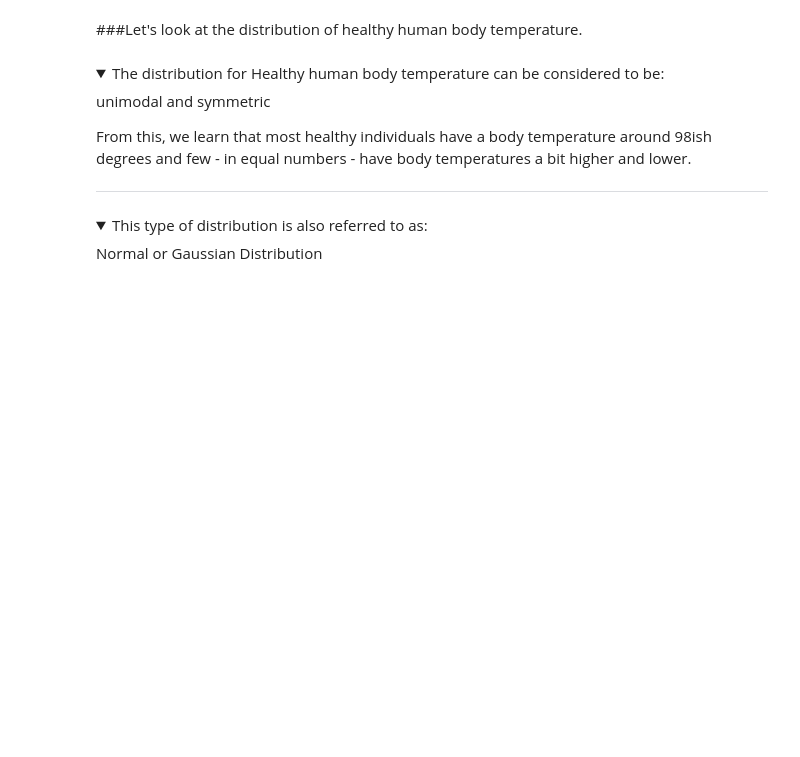
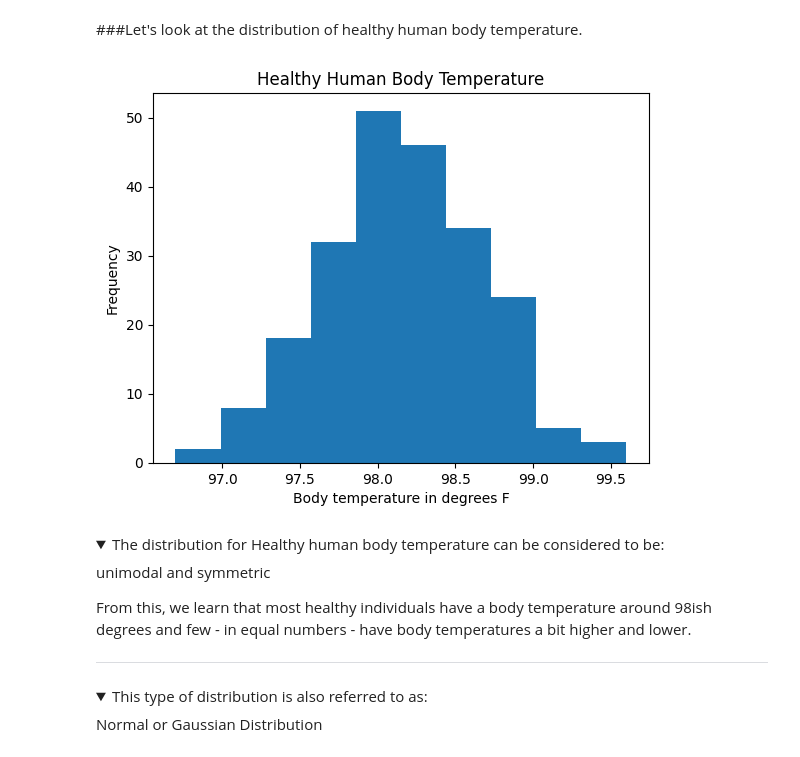
Before and after one commit to sikoh/DS-Data-Wrangling-and-Storytelling, a Jupyter notebook: Make-Explanatory-Visualizations/DS_MakeExplanatoryVisualizations_Lecture_Notes.ipynb, the cells around one changed output. Drawn from its saved outputs; the diff is of its cells as text; code cells hidden in the pictures; folded sections open; blank space fills up the shorter version.

```diff
--- a/Make-Explanatory-Visualizations/DS_MakeExplanatoryVisualizations_Lecture_Notes.ipynb
+++ b/Make-Explanatory-Visualizations/DS_MakeExplanatoryVisualizations_Lecture_Notes.ipynb
@@ -213,7 +213,7 @@ Source: Mackowiak, P. A., Wasserman, S. S., and Levine, M. M. (1992), "A Critica
 # %%
 
 # Load the Bodytemp dataset from its URL:
-Bodytemp = pd.read_csv('https://raw.githubusercontent.com/bloominstituteoftechnology/data-science-practice-datasets/main/unit_1/Bodytemp/Bodytemp.csv')
+temperatures = pd.read_csv('https://raw.githubusercontent.com/bloominstituteoftechnology/data-science-practice-datasets/main/unit_1/Bodytemp/Bodytemp.csv')
 
-Bodytemp.head()
+temperatures.head()
 # %% [output]
@@ -242,11 +252,13 @@ NameError: name 'pd' is not defined
 # %%
 fig, ax = plt.subplots()
 
-#########
+ax.hist(temperatures['Body_temp'])
 
 ax.set_xlabel('Body temperature in degrees F')
 ax.set_ylabel('Frequency')
-ax.set_title('Healthy Human Body Temperature')
+ax.set_title('Healthy Human Body Temperature');
+# %% [output]
+[figure, added]
 # %% [markdown]
 
 <details>
```
Also changed, not shown: parts of 32 cells of this notebook.
